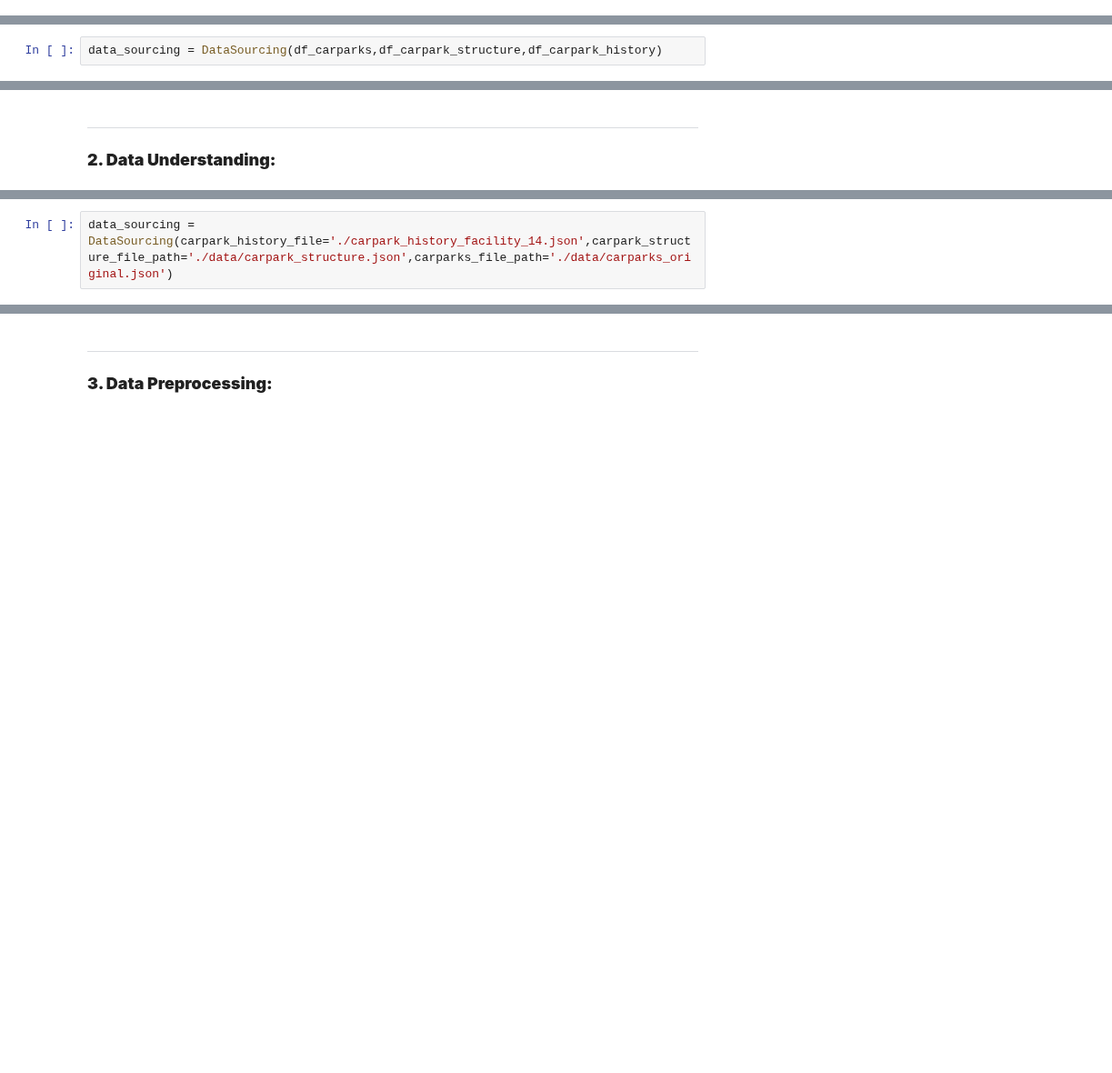
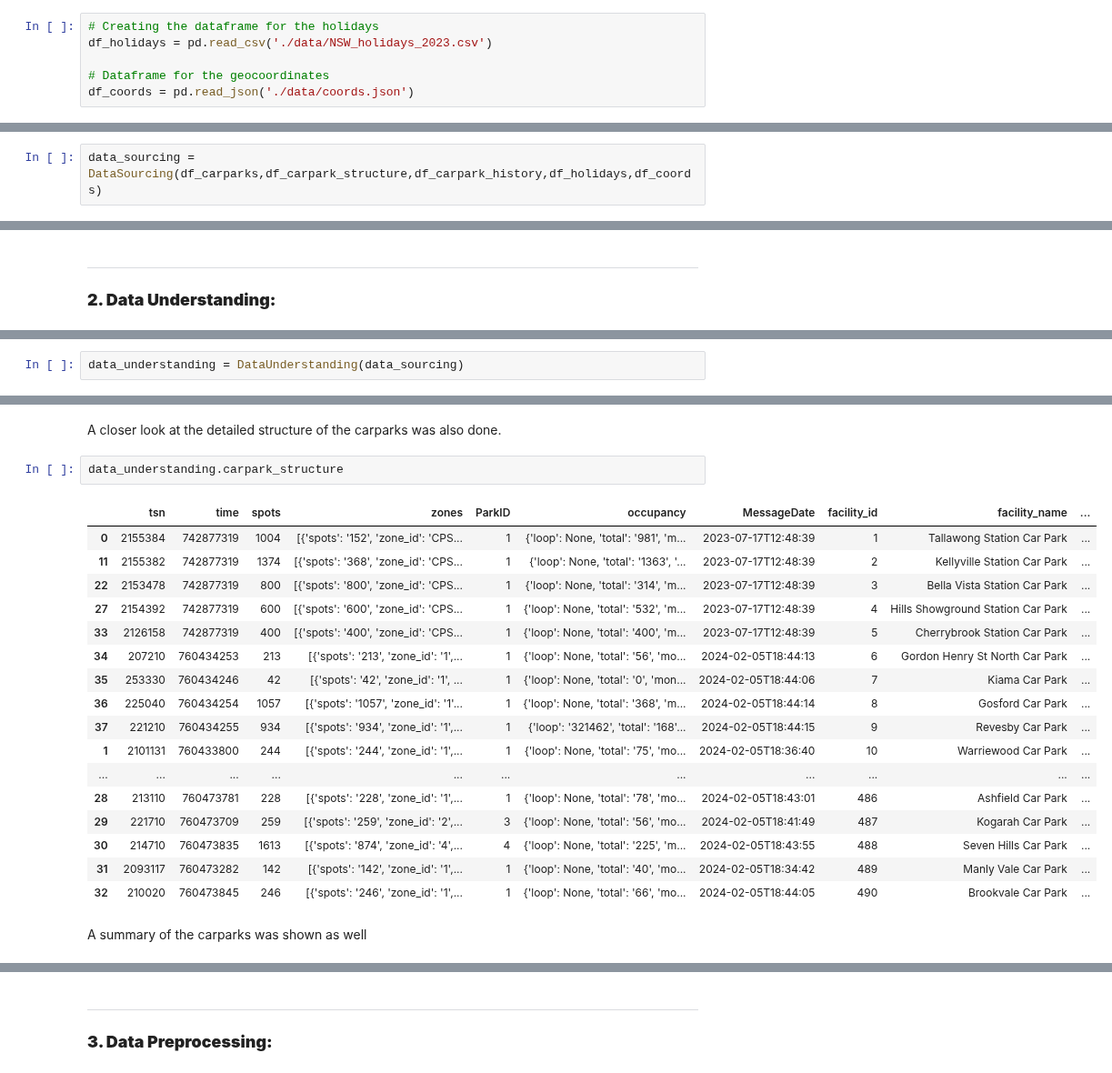
Before and after one commit to M13Mwongo/parking-spot-predictor, a Jupyter notebook: index.ipynb, the cells around one changed output, grey strips where cells are left out. Shown at 91% size. Cells and saved outputs as stored; diff of their text form; blank space fills up the shorter version.

Commit message:
Index file classes made until data preprocessing

```diff
--- a/index.ipynb
+++ b/index.ipynb
@@ -327 +475,7 @@ df_carpark_structure = pd.read_json('./data/carpark_structure.json')
+# %%
+# Creating the dataframe for the holidays
+df_holidays = pd.read_csv('./data/NSW_holidays_2023.csv')
+
+# Dataframe for the geocoordinates
+df_coords = pd.read_json('./data/coords.json')
 # %% [markdown]
@@ -329,2 +483,2 @@ Having done this, the dataframes can now be passed onto the DataSourcing class
 # %%
-data_sourcing = DataSourcing(df_carparks,df_carpark_structure,df_carpark_history)
+data_sourcing = DataSourcing(df_carparks,df_carpark_structure,df_carpark_history,df_holidays,df_coords)
@@ -362,2 +493,0 @@ Firstly, to have access the data, we shall retrieve the dataframes from `data_so
-# %%
-data_sourcing = DataSourcing(carpark_history_file='./carpark_history_facility_14.json',carpark_structure_file_path='./data/carpark_structure.json',carparks_file_path='./data/carparks_original.json')
@@ -365,0 +496,2 @@ TypeError: DataSourcing.__init__() got an unexpected keyword argument 'carpark_h
+# %%
+data_understanding = DataUnderstanding(data_sourcing)
@@ -365,0 +580,24 @@ TypeError: DataSourcing.__init__() got an unexpected keyword argument 'carpark_h
+# %% [markdown]
+A closer look at the detailed structure of the carparks was also done.
+# %%
+data_understanding.carpark_structure
+# %% [output]
+|  | tsn | time | spots | zones | ParkID | occupancy | MessageDate | facility_id | facility_name | ... |
+| 0 | 2155384 | 742877319 | 1004 | [{'spots': '152', 'zone_id': 'CPS... | 1 | {'loop': None, 'total': '981', 'm... | 2023-07-17T12:48:39 | 1 | Tallawong Station Car Park | ... |
+| 11 | 2155382 | 742877319 | 1374 | [{'spots': '368', 'zone_id': 'CPS... | 1 | {'loop': None, 'total': '1363', '... | 2023-07-17T12:48:39 | 2 | Kellyville Station Car Park | ... |
+| 22 | 2153478 | 742877319 | 800 | [{'spots': '800', 'zone_id': 'CPS... | 1 | {'loop': None, 'total': '314', 'm... | 2023-07-17T12:48:39 | 3 | Bella Vista Station Car Park | ... |
+| 27 | 2154392 | 742877319 | 600 | [{'spots': '600', 'zone_id': 'CPS... | 1 | {'loop': None, 'total': '532', 'm... | 2023-07-17T12:48:39 | 4 | Hills Showground Station Car Park | ... |
+| 33 | 2126158 | 742877319 | 400 | [{'spots': '400', 'zone_id': 'CPS... | 1 | {'loop': None, 'total': '400', 'm... | 2023-07-17T12:48:39 | 5 | Cherrybrook Station Car Park | ... |
+| 34 | 207210 | 760434253 | 213 | [{'spots': '213', 'zone_id': '1',... | 1 | {'loop': None, 'total': '56', 'mo... | 2024-02-05T18:44:13 | 6 | Gordon Henry St North Car Park | ... |
+| 35 | 253330 | 760434246 | 42 | [{'spots': '42', 'zone_id': '1', ... | 1 | {'loop': None, 'total': '0', 'mon... | 2024-02-05T18:44:06 | 7 | Kiama Car Park | ... |
+| 36 | 225040 | 760434254 | 1057 | [{'spots': '1057', 'zone_id': '1'... | 1 | {'loop': None, 'total': '368', 'm... | 2024-02-05T18:44:14 | 8 | Gosford Car Park | ... |
+| 37 | 221210 | 760434255 | 934 | [{'spots': '934', 'zone_id': '1',... | 1 | {'loop': '321462', 'total': '168'... | 2024-02-05T18:44:15 | 9 | Revesby Car Park | ... |
+| 1 | 2101131 | 760433800 | 244 | [{'spots': '244', 'zone_id': '1',... | 1 | {'loop': None, 'total': '75', 'mo... | 2024-02-05T18:36:40 | 10 | Warriewood Car Park | ... |
+| ... | ... | ... | ... | ... | ... | ... | ... | ... | ... | ... |
+| 28 | 213110 | 760473781 | 228 | [{'spots': '228', 'zone_id': '1',... | 1 | {'loop': None, 'total': '78', 'mo... | 2024-02-05T18:43:01 | 486 | Ashfield Car Park | ... |
+| 29 | 221710 | 760473709 | 259 | [{'spots': '259', 'zone_id': '2',... | 3 | {'loop': None, 'total': '56', 'mo... | 2024-02-05T18:41:49 | 487 | Kogarah Car Park | ... |
+| 30 | 214710 | 760473835 | 1613 | [{'spots': '874', 'zone_id': '4',... | 4 | {'loop': None, 'total': '225', 'm... | 2024-02-05T18:43:55 | 488 | Seven Hills Car Park | ... |
+| 31 | 2093117 | 760473282 | 142 | [{'spots': '142', 'zone_id': '1',... | 1 | {'loop': None, 'total': '40', 'mo... | 2024-02-05T18:34:42 | 489 | Manly Vale Car Park | ... |
+| 32 | 210020 | 760473845 | 246 | [{'spots': '246', 'zone_id': '1',... | 1 | {'loop': None, 'total': '66', 'mo... | 2024-02-05T18:44:05 | 490 | Brookvale Car Park | ... |
+# %% [markdown]
+A summary of the carparks was shown as well
```
Also changed, not shown: parts of 30 cells of this notebook, 5 other files.
